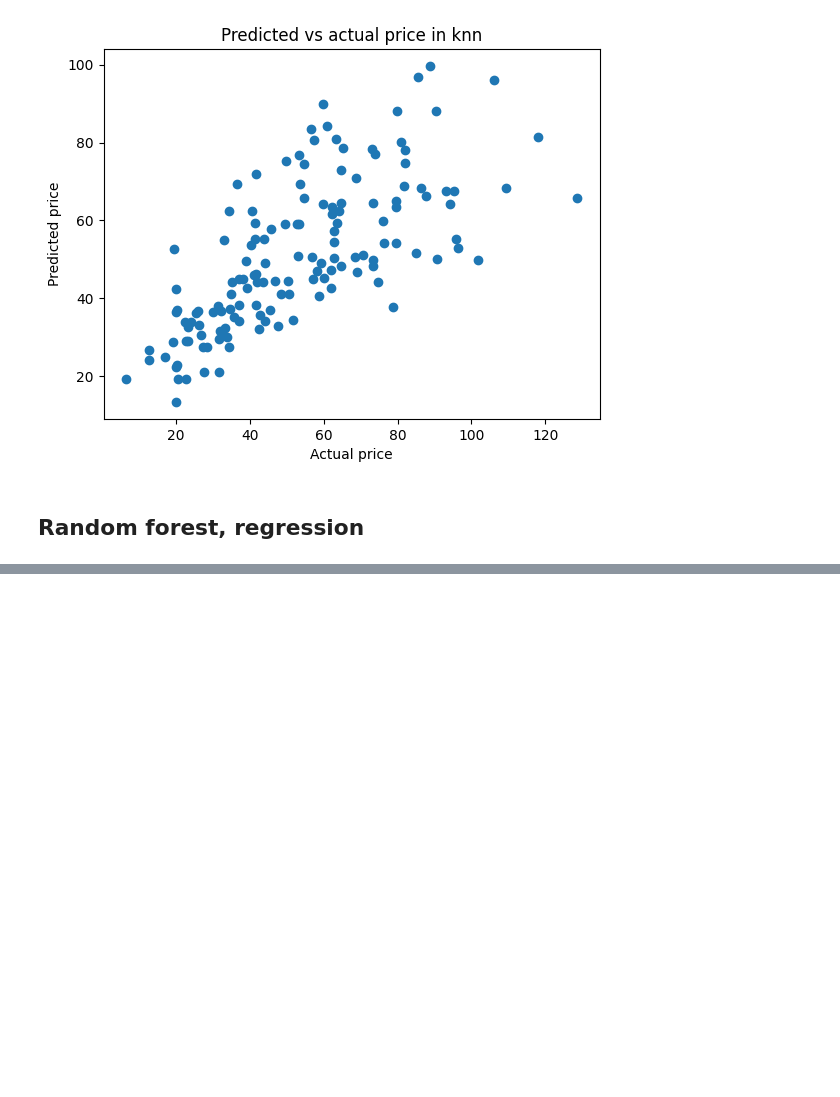
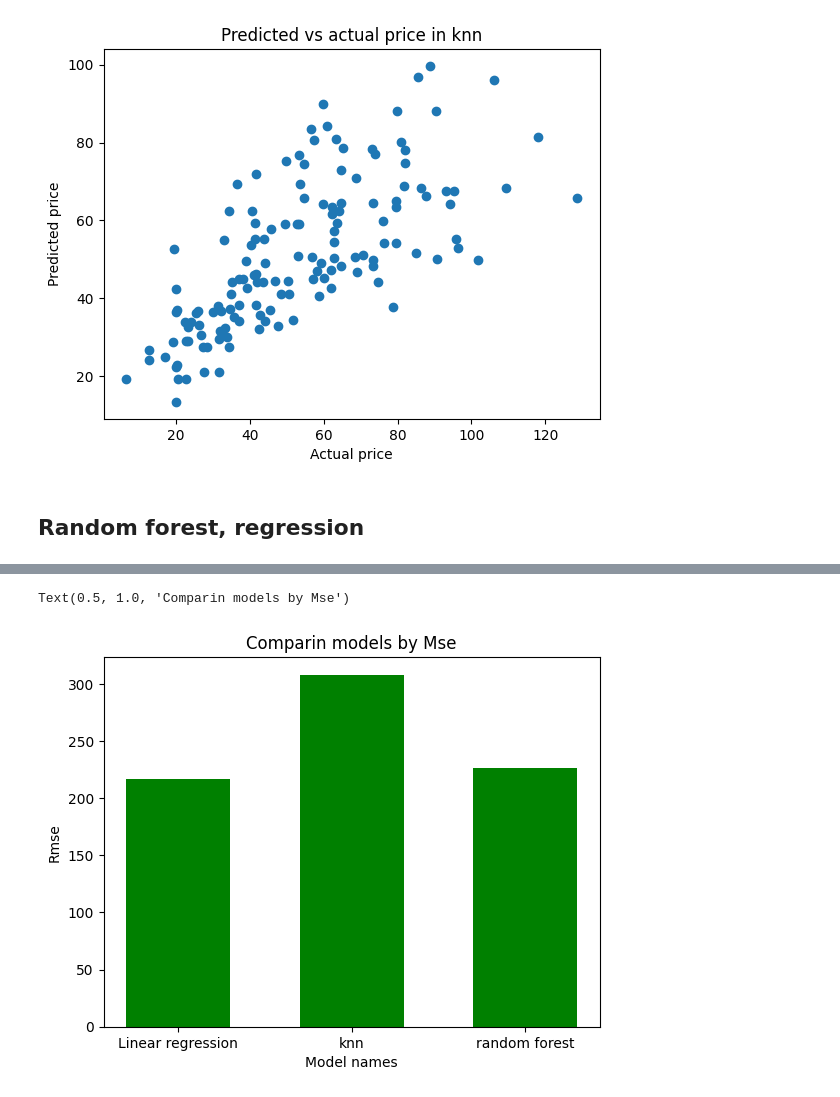
Before and after one commit to linuslarsson03/taxi-prediction-fullstack-linus, a Jupyter notebook: taxipred/src/taxipred/model_development/testing_models.ipynb, the cells around one changed output, grey strips where cells are left out. Cells and saved outputs as stored; diff of their text form; code cells hidden in the pictures; blank space fills up the shorter version.

```diff
--- a/taxipred/src/taxipred/model_development/testing_models.ipynb
+++ b/taxipred/src/taxipred/model_development/testing_models.ipynb
@@ -195,0 +263,10 @@ from sklearne
+# %%
+mse_values = [mse, mse_knn, mse_rf]
+
+plt.bar(diffrent_models, mse_values, width=0.6, color="green")
+plt.xlabel("Model names")
+plt.ylabel("Rmse")
+plt.title("Comparin models by Mse")
+# %% [output]
+Text(0.5, 1.0, 'Comparin models by Mse')
+[figure, added]
```
Also changed, not shown: parts of 17 cells of this notebook, 4 other files.
